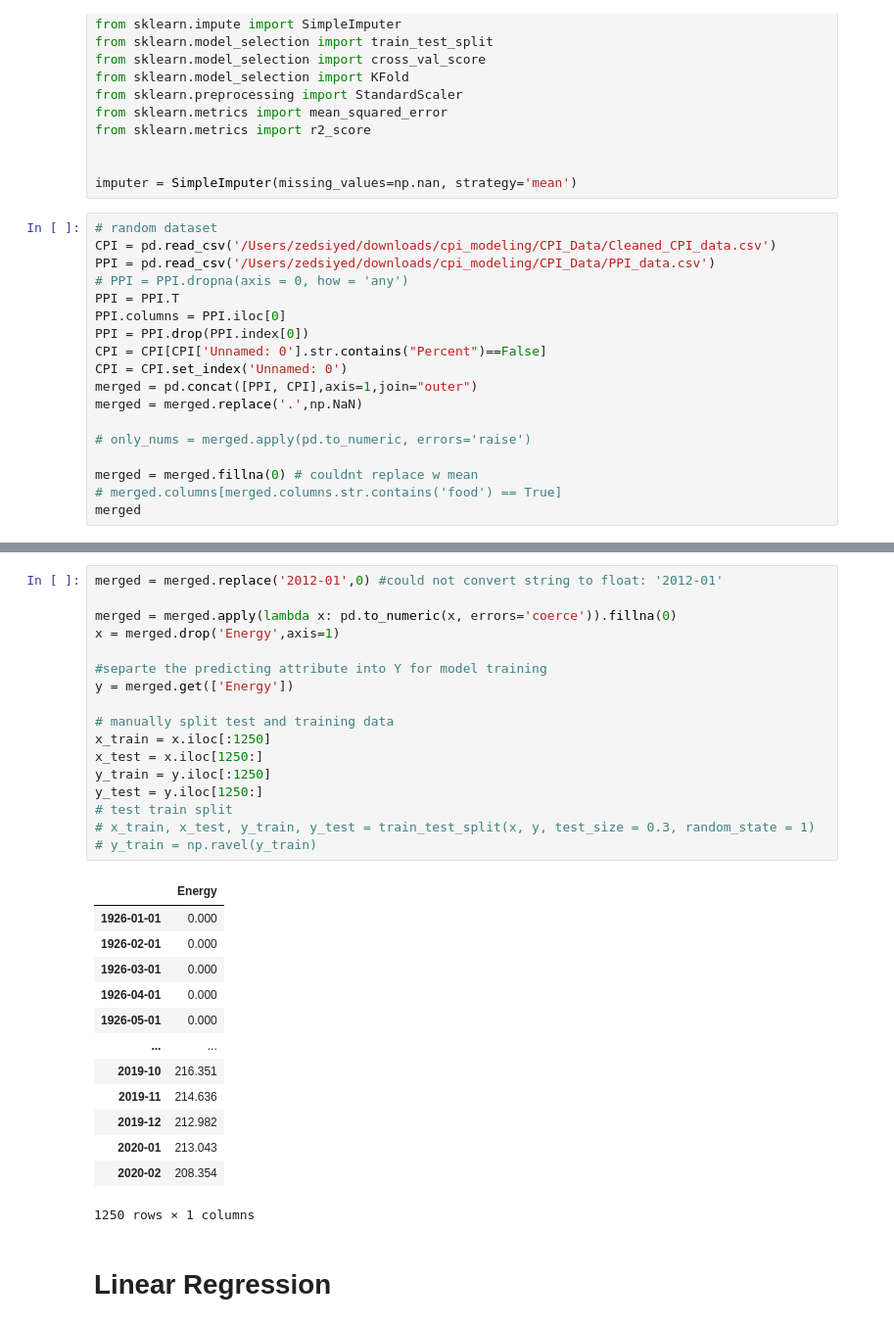
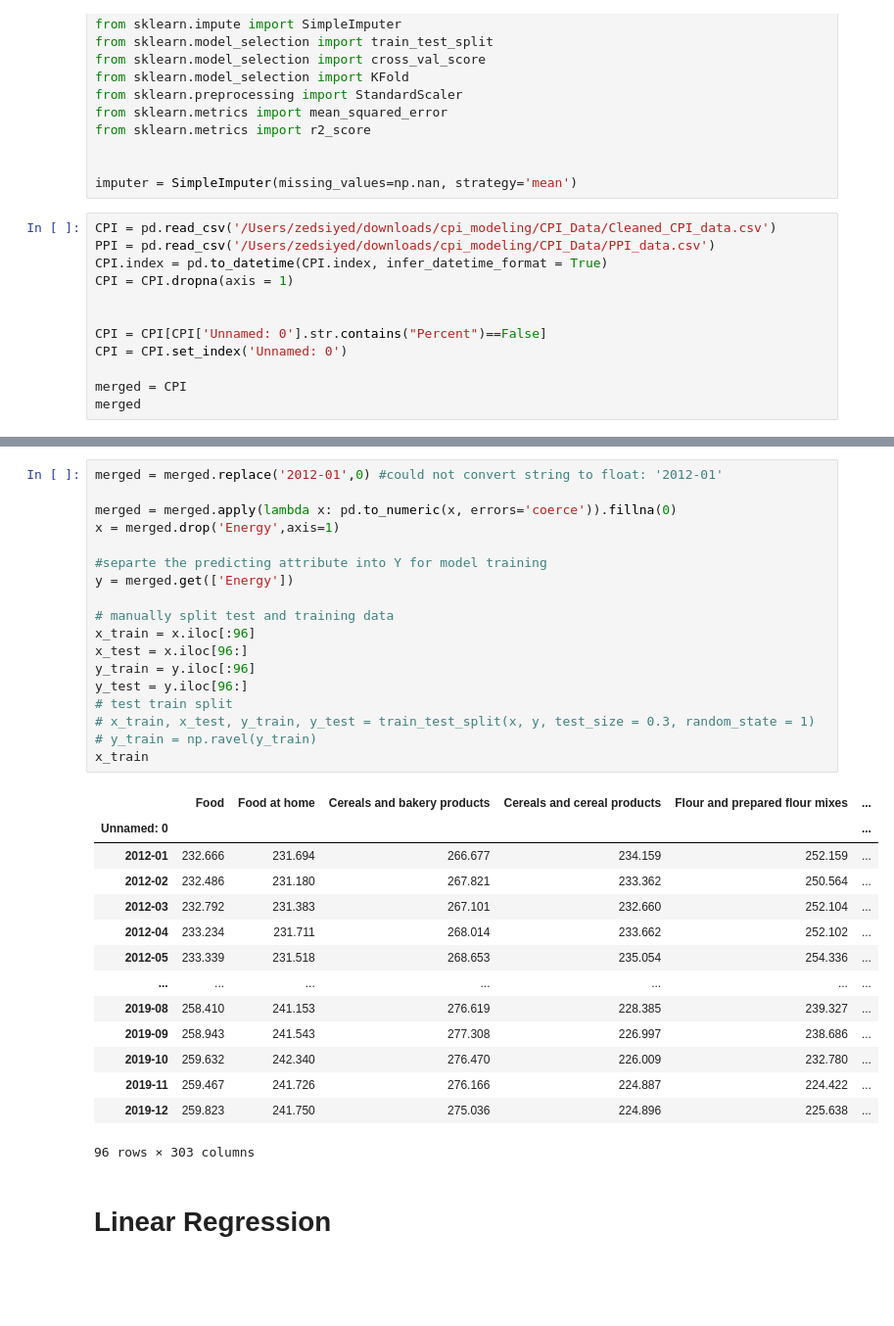
Before and after one commit to victor-thai/cpi_modeling, a Jupyter notebook: zeds_commit/zed_regressions_copy.ipynb, the cells around one changed output, grey strips where cells are left out. Shown: that part at 98% size. Saved outputs shown, nothing was run; the diff lists cells and outputs as text; blank space fills up the shorter version.

```diff
--- a/zeds_commit/zed_regressions_copy.ipynb
+++ b/zeds_commit/zed_regressions_copy.ipynb
@@ -36,21 +36,15 @@ from sklearn.metrics import r2_score
 
 imputer = SimpleImputer(missing_values=np.nan, strategy='mean')
 # %%
-# random dataset
 CPI = pd.read_csv('/Users/zedsiyed/downloads/cpi_modeling/CPI_Data/Cleaned_CPI_data.csv')
 PPI = pd.read_csv('/Users/zedsiyed/downloads/cpi_modeling/CPI_Data/PPI_data.csv')
-# PPI = PPI.dropna(axis = 0, how = 'any')
-PPI = PPI.T
-PPI.columns = PPI.iloc[0]
-PPI = PPI.drop(PPI.index[0])
+CPI.index = pd.to_datetime(CPI.index, infer_datetime_format = True)
+CPI = CPI.dropna(axis = 1)
+
+
 CPI = CPI[CPI['Unnamed: 0'].str.contains("Percent")==False]
 CPI = CPI.set_index('Unnamed: 0')
-merged = pd.concat([PPI, CPI],axis=1,join="outer")
-merged = merged.replace('.',np.NaN)
 
-# only_nums = merged.apply(pd.to_numeric, errors='raise')
-
-merged = merged.fillna(0) # couldnt replace w mean
-# merged.columns[merged.columns.str.contains('food') == True]
+merged = CPI
 merged
 # %% [output]
@@ -70,34 +77,36 @@ merged
 # %%
 merged = merged.replace('2012-01',0) #could not convert string to float: '2012-01'
 
 merged = merged.apply(lambda x: pd.to_numeric(x, errors='coerce')).fillna(0)
 x = merged.drop('Energy',axis=1)
 
 #separte the predicting attribute into Y for model training
 y = merged.get(['Energy'])
 
 # manually split test and training data
-x_train = x.iloc[:1250]
-x_test = x.iloc[1250:]
-y_train = y.iloc[:1250]
-y_test = y.iloc[1250:]
+x_train = x.iloc[:96]
+x_test = x.iloc[96:]
+y_train = y.iloc[:96]
+y_test = y.iloc[96:]
 # test train split
 # x_train, x_test, y_train, y_test = train_test_split(x, y, test_size = 0.3, random_state = 1)
 # y_train = np.ravel(y_train)
+x_train
 # %% [output]
-|  | Energy |
-| 1926-01-01 | 0.000 |
-| 1926-02-01 | 0.000 |
-| 1926-03-01 | 0.000 |
-| 1926-04-01 | 0.000 |
-| 1926-05-01 | 0.000 |
-| ... | ... |
-| 2019-10 | 216.351 |
-| 2019-11 | 214.636 |
-| 2019-12 | 212.982 |
-| 2020-01 | 213.043 |
-| 2020-02 | 208.354 |
+|  | Food | Food at home | Cereals and bakery products | Cereals and cereal products | Flour and prepared flour mixes | ... |
+| Unnamed: 0 |  |  |  |  |  | ... |
+| 2012-01 | 232.666 | 231.694 | 266.677 | 234.159 | 252.159 | ... |
+| 2012-02 | 232.486 | 231.180 | 267.821 | 233.362 | 250.564 | ... |
+| 2012-03 | 232.792 | 231.383 | 267.101 | 232.660 | 252.104 | ... |
+| 2012-04 | 233.234 | 231.711 | 268.014 | 233.662 | 252.102 | ... |
+| 2012-05 | 233.339 | 231.518 | 268.653 | 235.054 | 254.336 | ... |
+| ... | ... | ... | ... | ... | ... | ... |
+| 2019-08 | 258.410 | 241.153 | 276.619 | 228.385 | 239.327 | ... |
+| 2019-09 | 258.943 | 241.543 | 277.308 | 226.997 | 238.686 | ... |
+| 2019-10 | 259.632 | 242.340 | 276.470 | 226.009 | 232.780 | ... |
+| 2019-11 | 259.467 | 241.726 | 276.166 | 224.887 | 224.422 | ... |
+| 2019-12 | 259.823 | 241.750 | 275.036 | 224.896 | 225.638 | ... |
-1250 rows × 1 columns
+96 rows × 303 columns
 # %% [markdown]
 # Linear Regression
 # %%
```
Also changed, not shown: parts of 23 cells of this notebook, 4 other files.
